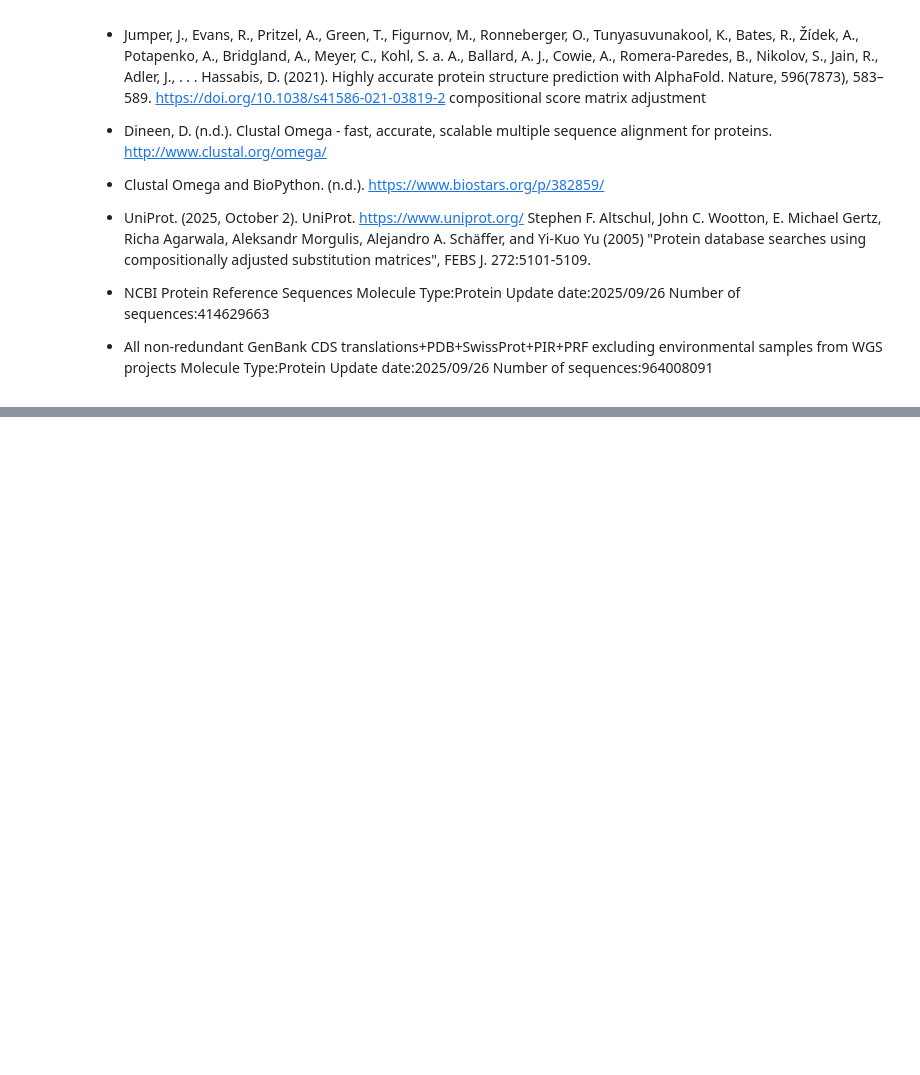
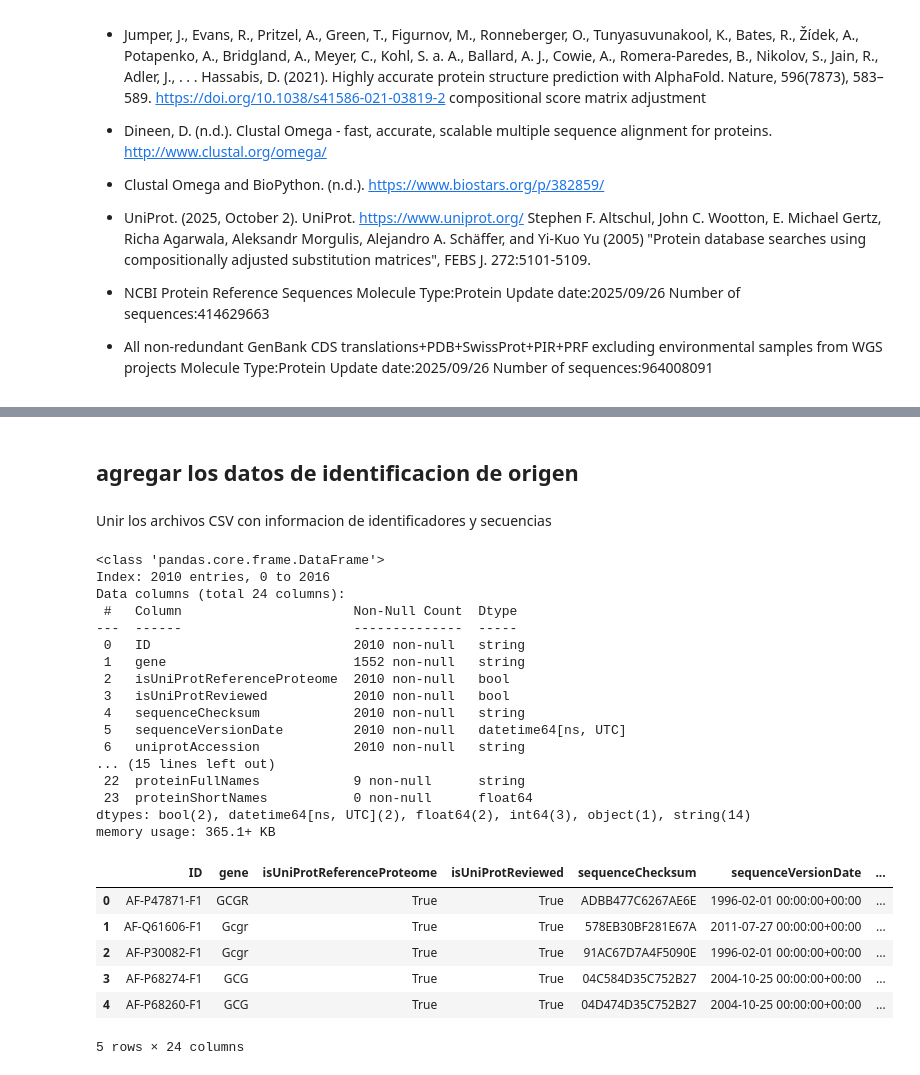
Before and after one commit to Julio21-ai/glp-1_drug_discovery, a Jupyter notebook: notebooks/Avance 1.ipynb, the cells around one changed output, grey strips where cells are left out. Cells and saved outputs as stored; diff of their text form; code cells hidden in the pictures; blank space fills up the shorter version.

```diff
--- a/notebooks/Avance 1.ipynb
+++ b/notebooks/Avance 1.ipynb
@@ -1498,0 +1770,4 @@ Number of sequences:964008091
+# %% [markdown]
+## agregar los datos de identificacion de origen
+# %% [markdown]
+Unir los archivos CSV con informacion de identificadores y secuencias
@@ -1498,0 +1778,63 @@ Number of sequences:964008091
+# %%
+import pandas as pd
+from pathlib import Path
+
+# 1. Archivos a cargar
+archivos_csv = [
+    directorio_base / "glucagon-results-csv.csv",
+    directorio_base / "Pro-glucagon-results-csv.csv",
+    directorio_base / "GLUC_protein-results-csv.csv",
+    directorio_base / "Preproglucagon-results-csv.csv",
+    directorio_base / 'Glucagon-1-results-csv.csv'
+]
+
+# 2. Leer, combinar y limpiar duplicados
+df_busqueda_ids = pd.concat([pd.read_csv(f) for f in archivos_csv if f.exists()], ignore_index=True)
+df_busqueda_ids = df_busqueda_ids.drop_duplicates(subset=["modelEntityId"], keep="first")
+
+# 3. Renombrar columnas
+df_busqueda_ids = df_busqueda_ids.rename(columns={
+    "modelEntityId": "ID",
+    "Target sequence": "sequence",
+    "organismScientificNameT": "Species",
+    "uniprotDescription": "Description",
+})
+
+# 4. Conversión de tipos
+columnas_string = [
+    "ID","gene","sequenceChecksum","uniprotAccession","uniprotId",
+    "Description","Species","sequence","organismCommonNames",
+    "latestVersion","allVersions","_version_","geneSynonyms","proteinFullNames"
+]
+df_busqueda_ids[columnas_string] = df_busqueda_ids[columnas_string].astype("string")
+
+df_busqueda_ids[["sequenceVersionDate", "modelCreatedDate"]] = df_busqueda_ids[["sequenceVersionDate", "modelCreatedDate"]].apply(pd.to_datetime)
+
+# 5. Verificación final
+df_busqueda_ids.info()
+display(df_busqueda_ids.head())
+# %% [output]
+<class 'pandas.core.frame.DataFrame'>
+Index: 2010 entries, 0 to 2016
+Data columns (total 24 columns):
+ #   Column                      Non-Null Count  Dtype
+---  ------                      --------------  -----
+ 0   ID                          2010 non-null   string
+ 1   gene                        1552 non-null   string
+ 2   isUniProtReferenceProteome  2010 non-null   bool
+ 3   isUniProtReviewed           2010 non-null   bool
+ 4   sequenceChecksum            2010 non-null   string
+ 5   sequenceVersionDate         2010 non-null   datetime64[ns, UTC]
+ 6   uniprotAccession            2010 non-null   string
+... (15 lines left out)
+ 22  proteinFullNames            9 non-null      string
+ 23  proteinShortNames           0 non-null      float64
+dtypes: bool(2), datetime64[ns, UTC](2), float64(2), int64(3), object(1), string(14)
+memory usage: 365.1+ KB
+|  | ID | gene | isUniProtReferenceProteome | isUniProtReviewed | sequenceChecksum | sequenceVersionDate | ... |
+| 0 | AF-P47871-F1 | GCGR | True | True | ADBB477C6267AE6E | 1996-02-01 00:00:00+00:00 | ... |
+| 1 | AF-Q61606-F1 | Gcgr | True | True | 578EB30BF281E67A | 2011-07-27 00:00:00+00:00 | ... |
+| 2 | AF-P30082-F1 | Gcgr | True | True | 91AC67D7A4F5090E | 1996-02-01 00:00:00+00:00 | ... |
+| 3 | AF-P68274-F1 | GCG | True | True | 04C584D35C752B27 | 2004-10-25 00:00:00+00:00 | ... |
+| 4 | AF-P68260-F1 | GCG | True | True | 04D474D35C752B27 | 2004-10-25 00:00:00+00:00 | ... |
+5 rows × 24 columns
```
Also changed, not shown: parts of 18 cells of this notebook, 6 other files.
